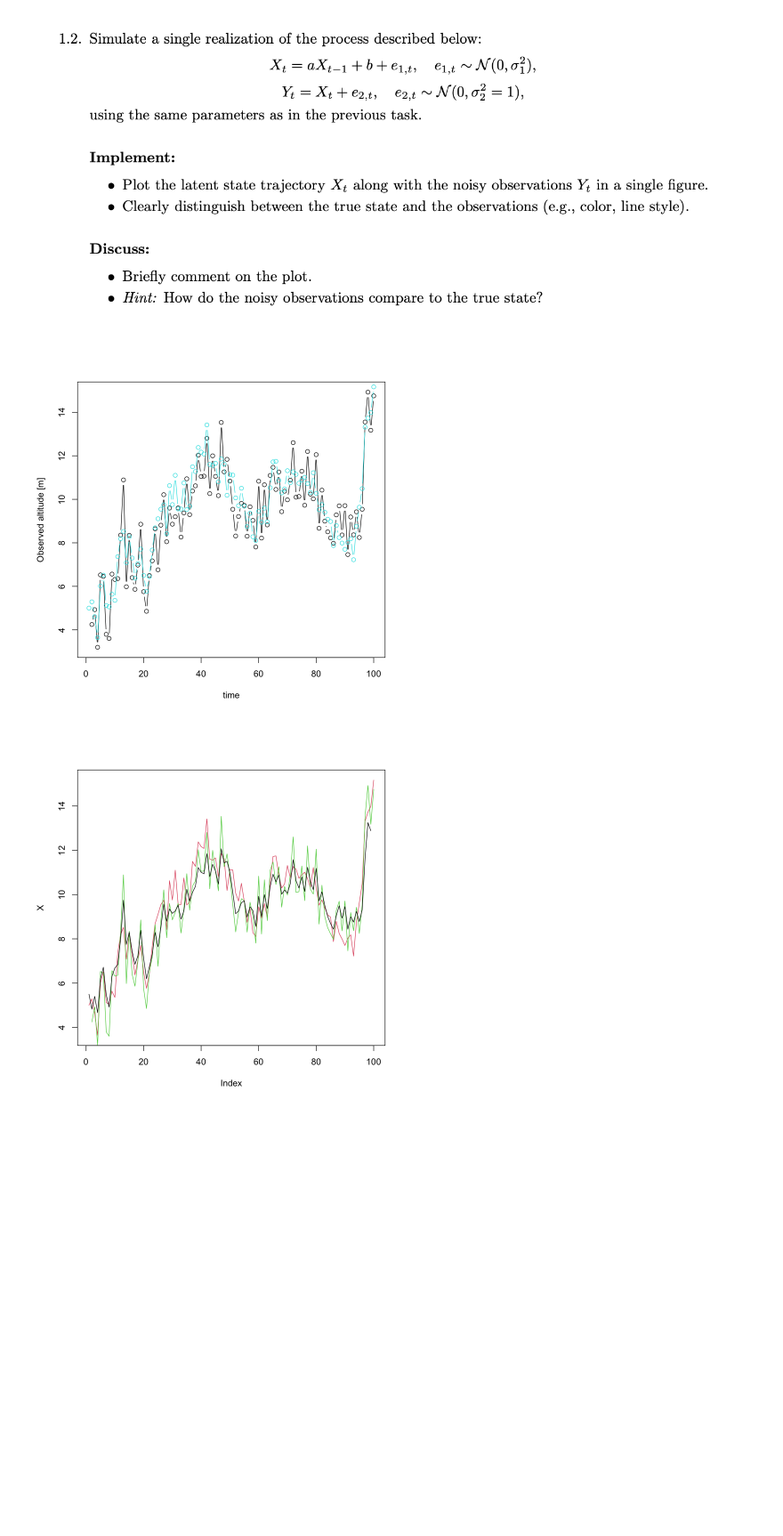
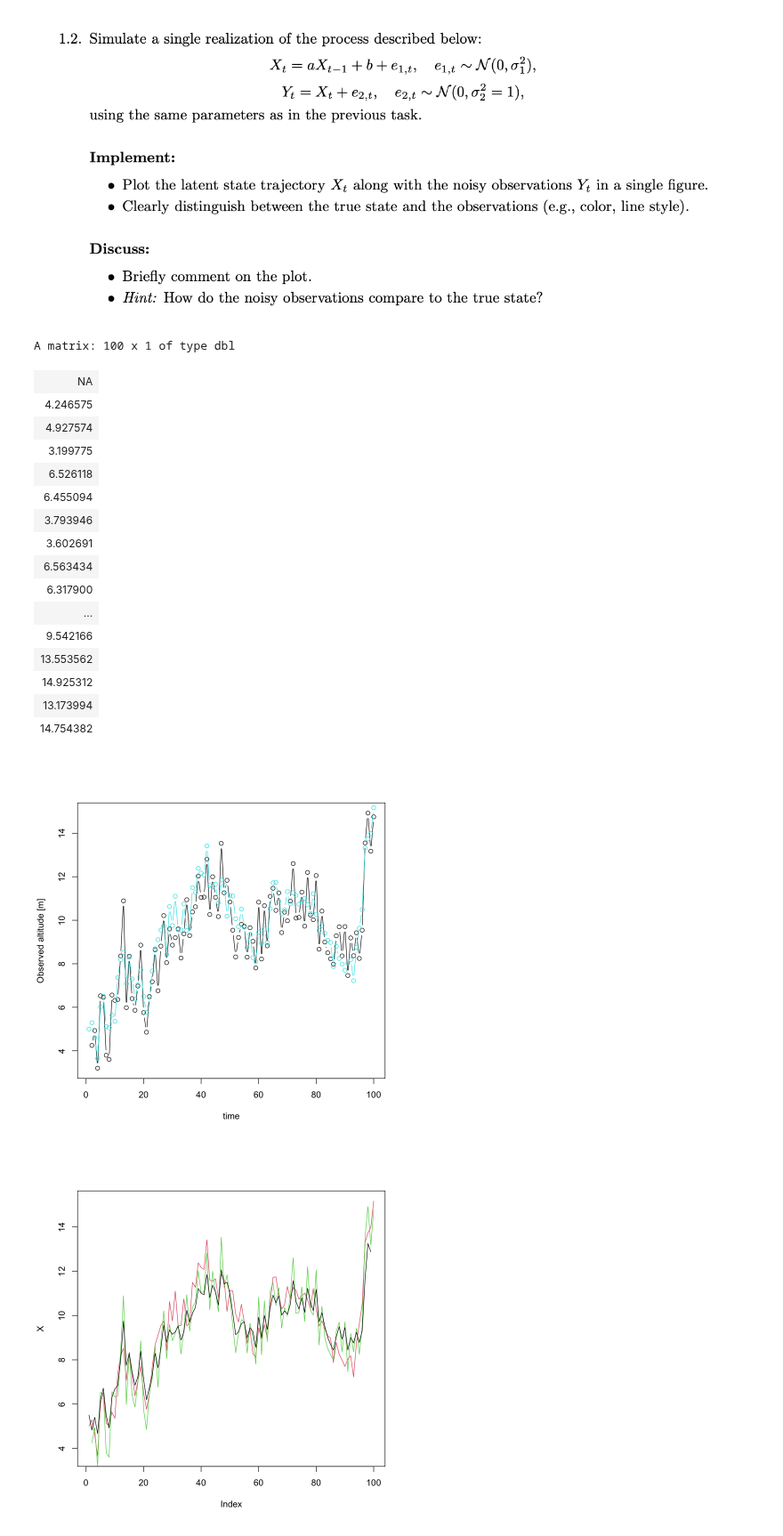
Before and after one commit to mathilderask/TimeSeriesAnalysis, a Jupyter notebook: Assignment4/opg1_nik.ipynb, the cells around one changed output. Shown at 89% size. Saved outputs shown, nothing was run; the diff lists cells and outputs as text; code cells hidden in the pictures; blank space fills up the shorter version.

```diff
--- a/Assignment4/opg1_nik.ipynb
+++ b/Assignment4/opg1_nik.ipynb
@@ -31,23 +31,41 @@ for (i in 2:5){
 # %%
 set.seed(25)
 A <- 0.9
 B <- 1
 C <- 1
 X0 <- 5
 n <- 100
 X <- matrix(NA, n)
 y <- matrix(NA, n)
 
 X[1] <- X0
 for (i in 2:n){
     X[i] <- A * X[i-1] + B + rnorm(1)
     y[i] <- C*X[i] +  rnorm(1)
 }
 
 par(bg="white")
 plot(y, type="b", xlab="time", ylab="Observed altitude [m]", ylim=range(y,na.rm=TRUE))
 lines(X, type="b",col=5)
+y
 # %% [output]
+A matrix: 100 x 1 of type dbl
+| NA |
+| 4.246575 |
+| 4.927574 |
+| 3.199775 |
+| 6.526118 |
+| 6.455094 |
+| 3.793946 |
+| 3.602691 |
+| 6.563434 |
+| 6.317900 |
+| ... |
+| 9.542166 |
+| 13.553562 |
+| 14.925312 |
+| 13.173994 |
+| 14.754382 |
 [figure]
 # %%
 results <- myKalmanFilter(y = y[2:length(y)],theta = c(1,0.9,1),R = 1, x_prior = 5, P_prior = 1000)
```
Also changed, not shown: parts of 6 cells of this notebook, 1 other file.
